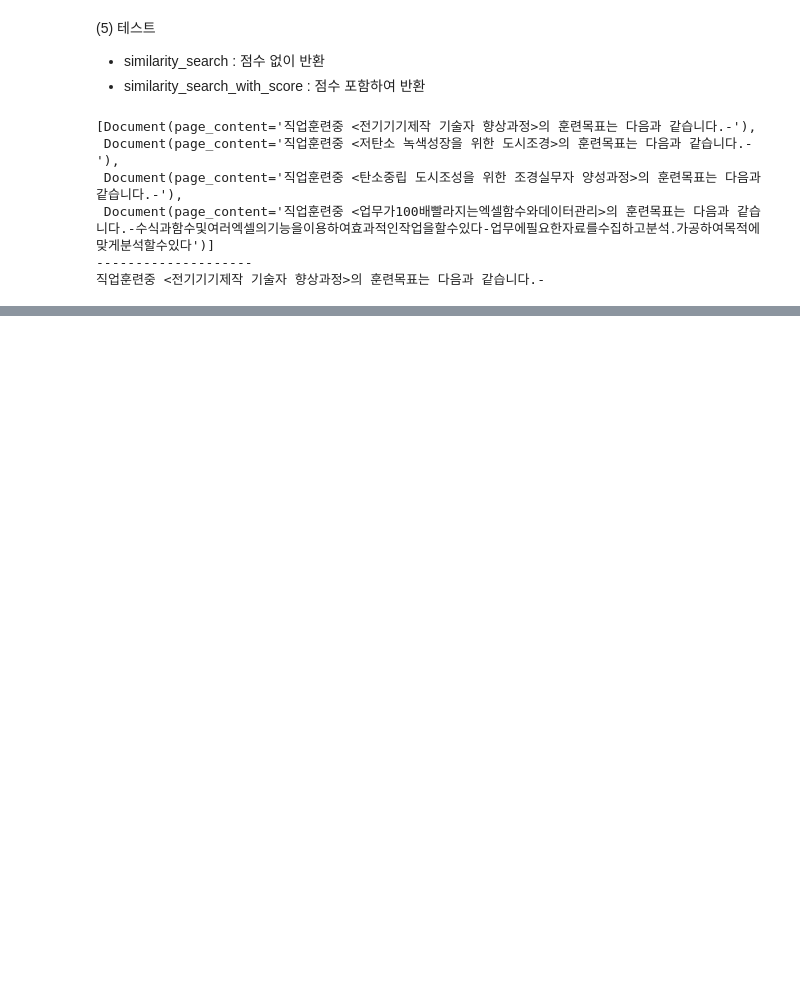
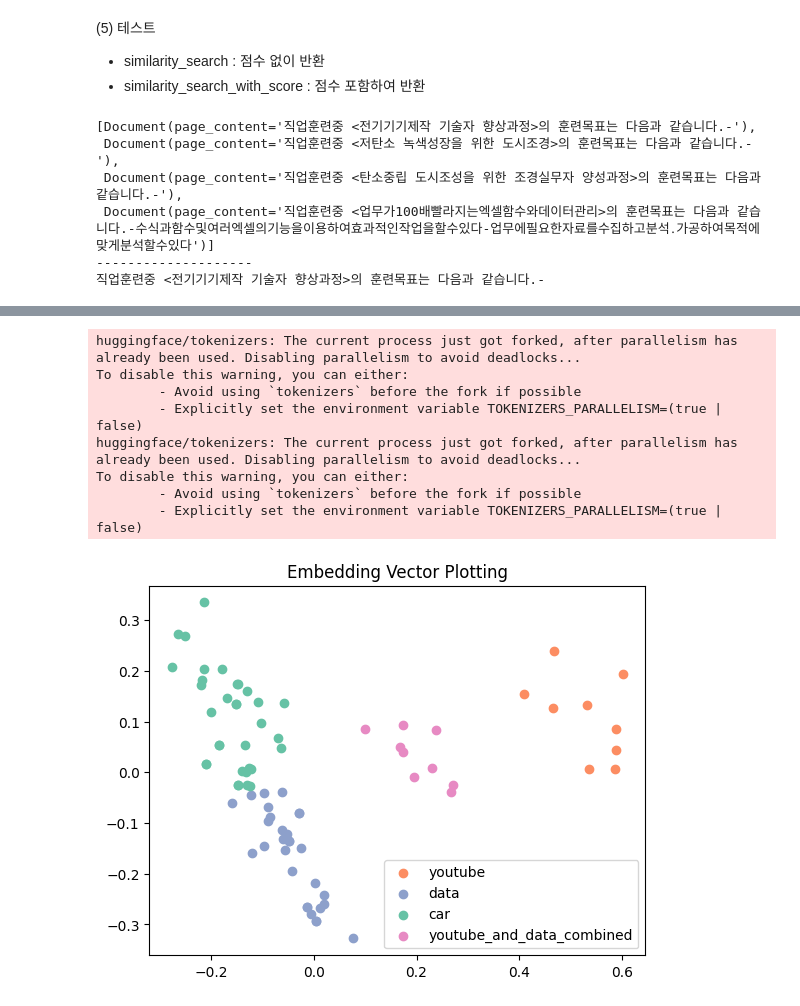
Before and after one commit to ccw7463/Vector_Store, a Jupyter notebook: vector_store.ipynb, the cells around one changed output, grey strips where cells are left out. Drawn from its saved outputs; the diff is of its cells as text; code cells hidden in the pictures; blank space fills up the shorter version.

Commit message:
update code for visualization

```diff
--- a/vector_store.ipynb
+++ b/vector_store.ipynb
@@ -124,0 +144,64 @@ print(result_1[0].page_content)
+# %%
+# 일부 데이터에 대해 진행할경우
+queries_1 = [i.page_content for i in db.similarity_search("유튜브",20)]
+query_embedding_1 = np.array([embeddings.embed_query(i) for i in queries_1])
+queries_2 = [i.page_content for i in db.similarity_search("데이터",20)]
+query_embedding_2 = np.array([embeddings.embed_query(i) for i in queries_2])
+queries_3 = [i.page_content for i in db.similarity_search("자동차",20)]
+query_embedding_3 = np.array([embeddings.embed_query(i) for i in queries_3])
+
+# "유튜브" + "데이터" 키워드 결합
+query_embedding_4 = [i*0.5+j*0.5 for i,j in zip(query_embedding_1,query_embedding_2)]
+
+# embedding vectors
+embeddings_vectors = np.vstack((query_embedding_1, query_embedding_2, query_embedding_3, query_embedding_4))
+# %%
+# PCA를 사용하여 차원을 2D로 축소
+pca = PCA(n_components=2)
+reduced_vectors = pca.fit_transform(embeddings_vectors)
+
+# K-Means 클러스터링
+num_clusters = 4
+kmeans = KMeans(n_clusters=num_clusters)
+cluster_labels = kmeans.fit_predict(reduced_vectors)
+
+# 클러스터별 색상 할당
+cluster_colors = sns.color_palette('Set2', n_colors=num_clusters)
+
+# 클러스별 레이블
+cluster_lst = []
+for i in cluster_labels:
+    if i not in cluster_lst:
+        cluster_lst.append(i)
+    else:
+        pass
+
+cluster_dict = {i:j for i,j in zip(cluster_lst,['youtube','data','car','youtube_and_data_combined'])}
+
+# 시각화
+use_cluster_num = []
+for i,cluster_num in zip(range(reduced_vectors.shape[0]),cluster_labels):
+    if cluster_num not in use_cluster_num:
+        plt.scatter(reduced_vectors[i, 0],
+                    reduced_vectors[i, 1],
+                    c=cluster_colors[cluster_labels[i]],
+                    label=cluster_dict[cluster_num])
+        use_cluster_num.append(cluster_num)
+    else:
+        plt.scatter(reduced_vectors[i, 0],
+            reduced_vectors[i, 1],
+            c=cluster_colors[cluster_labels[i]])
+
+plt.title('Embedding Vector Plotting')
+plt.legend()
+plt.show()
+# %% [output]
+huggingface/tokenizers: The current process just got forked, after parallelism has already been used. Disabling parallelism to avoid deadlocks...
+To disable this warning, you can either:
+        - Avoid using `tokenizers` before the fork if possible
+        - Explicitly set the environment variable TOKENIZERS_PARALLELISM=(true | false)
+huggingface/tokenizers: The current process just got forked, after parallelism has already been used. Disabling parallelism to avoid deadlocks...
+To disable this warning, you can either:
+        - Avoid using `tokenizers` before the fork if possible
+        - Explicitly set the environment variable TOKENIZERS_PARALLELISM=(true | false)
+[figure, added]
```
Also changed, not shown: parts of 5 cells of this notebook.
